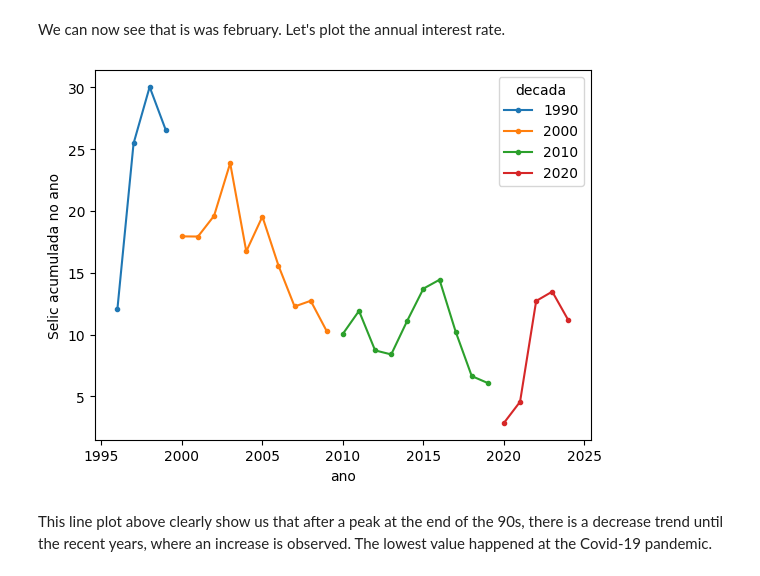
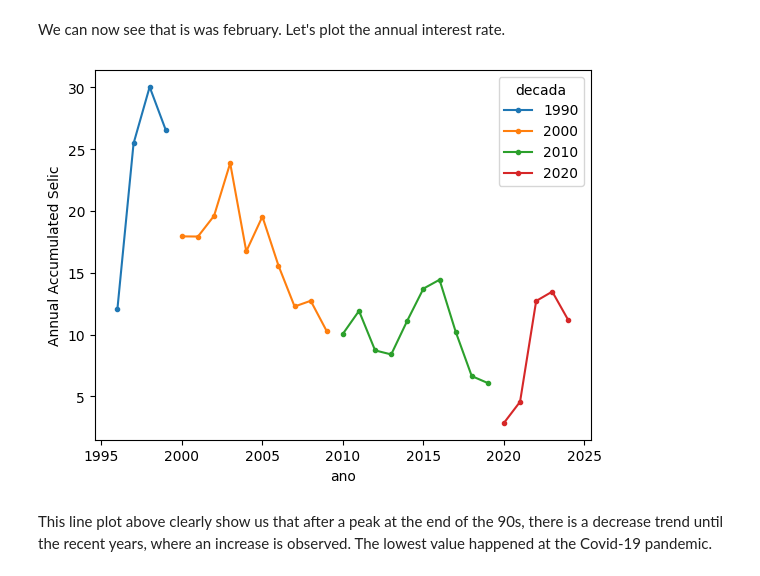
Before and after one commit to mapassos/brazil-macroeconomics-data-analysis-and-pipeline, a Jupyter notebook: Data_Analysis.ipynb, the cells around one changed output. Cells and saved outputs as stored; diff of their text form; code cells hidden in the pictures.

```diff
--- a/Data_Analysis.ipynb
+++ b/Data_Analysis.ipynb
@@ -208,15 +208,15 @@ We can now see that is was february. Let's plot the annual interest rate.
 # %%
 selic_anual_pivot = pd.pivot_table(
     selic_ipca_ano_df,
     index = 'ano',
     columns = 'decada',
     values = 'selic_acumulada_ano',
 )
 selic_anual_pivot.plot(style='.-')
-plt.ylabel('Selic acumulada no ano')
+plt.ylabel('Annual Accumulated Selic')
 plt.show()
 # %% [output]
-[figure, old version]
+[figure, new version]
 # %% [markdown]
 This line plot above clearly show us that after a peak at the end of the 90s, there is a decrease trend until the recent years, where an increase is observed. The lowest value happened at the Covid-19 pandemic.
 # %% [markdown]
```
Also changed, not shown: parts of 17 cells of this notebook, 8 other files.
